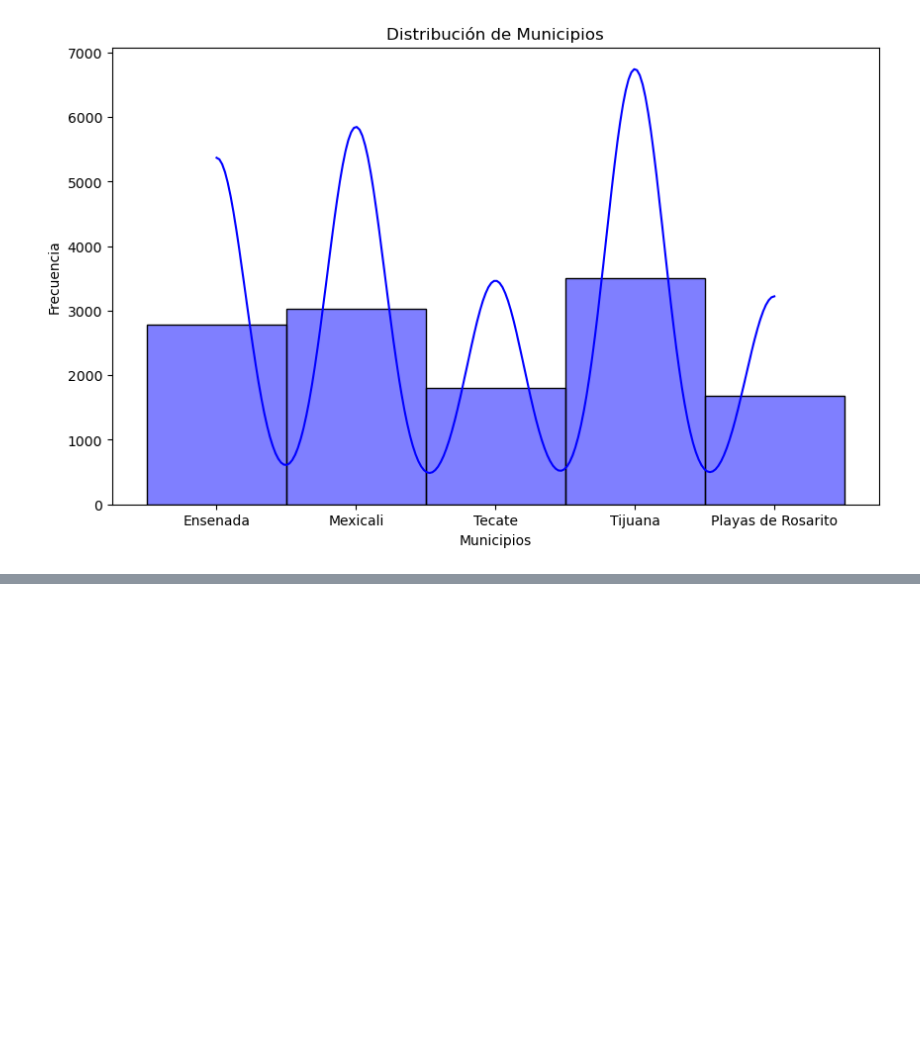
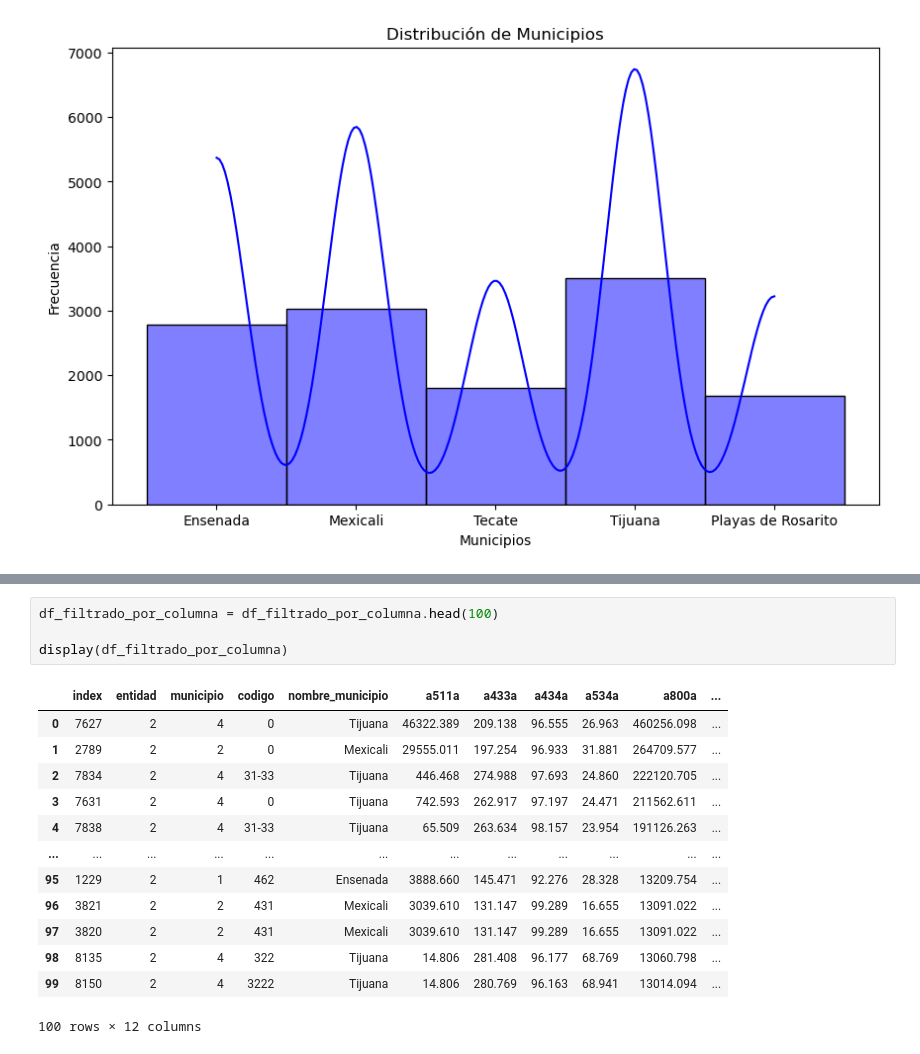
Before and after one commit to santoyocota/Censo-de-activades-economicas, a Jupyter notebook: index.ipynb, the cells around one changed output, grey strips where cells are left out. Cells and saved outputs as stored; diff of their text form; blank space fills up the shorter version.

```diff
--- a/index.ipynb
+++ b/index.ipynb
@@ -664,0 +717,18 @@ Index: []
+# %%
+df_filtrado_por_columna = df_filtrado_por_columna.head(100)
+
+display(df_filtrado_por_columna)
+# %% [output]
+|  | index | entidad | municipio | codigo | nombre_municipio | a511a | a433a | a434a | a534a | a800a | ... |
+| 0 | 7627 | 2 | 4 | 0 | Tijuana | 46322.389 | 209.138 | 96.555 | 26.963 | 460256.098 | ... |
+| 1 | 2789 | 2 | 2 | 0 | Mexicali | 29555.011 | 197.254 | 96.933 | 31.881 | 264709.577 | ... |
+| 2 | 7834 | 2 | 4 | 31-33 | Tijuana | 446.468 | 274.988 | 97.693 | 24.860 | 222120.705 | ... |
+| 3 | 7631 | 2 | 4 | 0 | Tijuana | 742.593 | 262.917 | 97.197 | 24.471 | 211562.611 | ... |
+| 4 | 7838 | 2 | 4 | 31-33 | Tijuana | 65.509 | 263.634 | 98.157 | 23.954 | 191126.263 | ... |
+| ... | ... | ... | ... | ... | ... | ... | ... | ... | ... | ... | ... |
+| 95 | 1229 | 2 | 1 | 462 | Ensenada | 3888.660 | 145.471 | 92.276 | 28.328 | 13209.754 | ... |
+| 96 | 3821 | 2 | 2 | 431 | Mexicali | 3039.610 | 131.147 | 99.289 | 16.655 | 13091.022 | ... |
+| 97 | 3820 | 2 | 2 | 431 | Mexicali | 3039.610 | 131.147 | 99.289 | 16.655 | 13091.022 | ... |
+| 98 | 8135 | 2 | 4 | 322 | Tijuana | 14.806 | 281.408 | 96.177 | 68.769 | 13060.798 | ... |
+| 99 | 8150 | 2 | 4 | 3222 | Tijuana | 14.806 | 280.769 | 96.163 | 68.941 | 13014.094 | ... |
+100 rows × 12 columns
```
Also changed, not shown: parts of 18 cells of this notebook.
